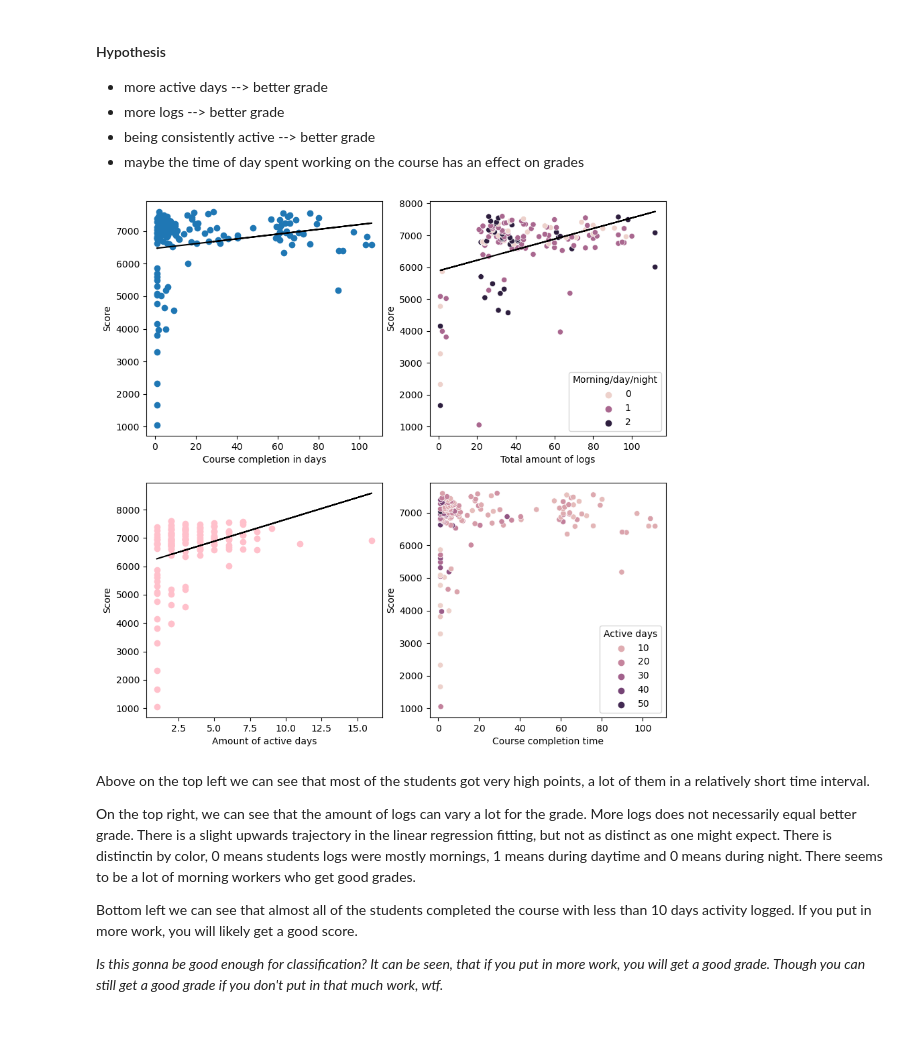
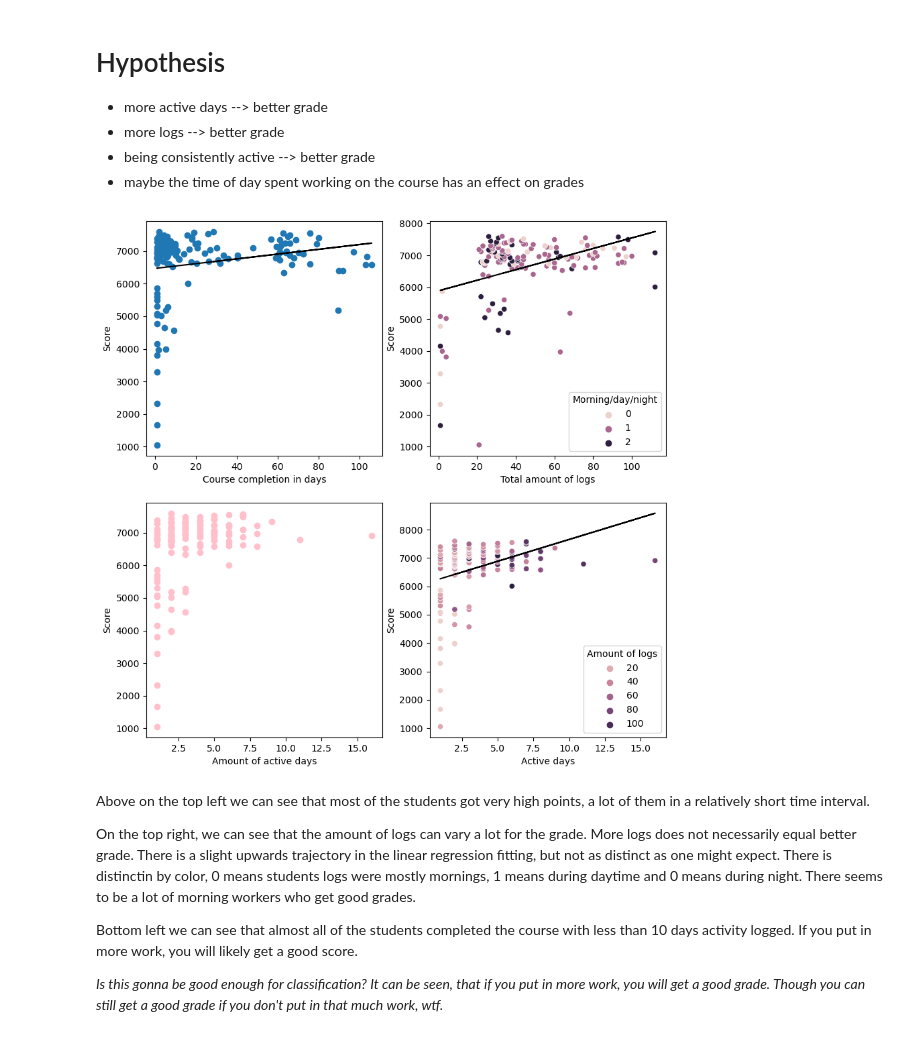
Before and after one commit to fskgiulia/JYUEF01, a Jupyter notebook: project_notebook.ipynb, the cells around one changed output. Cells and saved outputs as stored; diff of their text form; code cells hidden in the pictures.

```diff
--- a/project_notebook.ipynb
+++ b/project_notebook.ipynb
@@ -116,7 +97,7 @@ for s in students:
 data = {"score": students, "logs": logs, "comp_t": times, "log_days":dates, "pref_work_t": pref_work_time }
 df_new = pd.DataFrame(data)
 # %% [markdown]
-#### Hypothesis
+# Hypothesis
 - more active days --> better grade
 - more logs --> better grade
 - being consistently active --> better grade
@@ -137,39 +118,39 @@ dates_slope, dates_intercept = np.polyfit(dates_arr, students_arr, 1)
 
 ax1.plot(times, students, 'o')
 ax1.set_xlabel('Course completion in days')
 ax1.set_ylabel('Score')
 
 sns.scatterplot(x="logs",
                     y="score",
                     hue="pref_work_t",
                     ax=ax2,
                     data=df_new)
 ax2.set_ylabel('Score')
 ax2.set_xlabel('Total amount of logs')
 ax2.legend(title='Morning/day/night')
 
 ax3.plot(dates_arr, students, 'o', color="pink")
 ax3.set_xlabel('Amount of active days')
 ax3.set_ylabel('Score')
 
 # This is shit, ignore it :D
-sns.scatterplot(x=logs,
+sns.scatterplot(x=dates_arr,
                     y="score",
-                    hue="score",
+                    hue="logs",
                     ax=ax4,
                     data=df_new)
                     #, palette="Blues")
-ax4.set_xlabel('Course completion time')
+ax4.set_xlabel('Active days')
 ax4.set_ylabel('Score')
-ax4.legend(title='Active days')
+ax4.legend(title='Amount of logs')
 
 ax1.plot(times_arr, time_slope * times_arr + time_intercept, color='black')
 ax2.plot(logs_arr, logs_slope * logs_arr + logs_intercept, color='black')
-ax3.plot(dates_arr, dates_slope * dates_arr + dates_intercept, color='black')
+ax4.plot(dates_arr, dates_slope * dates_arr + dates_intercept, color='black')
 
 plt.show()
 # %% [output]
-[figure, old version]
+[figure, new version]
 # %% [markdown]
 Above on the top left we can see that most of the students got very high points, a lot of them in a relatively short time interval.
 
```
Also changed, not shown: parts of 8 cells of this notebook.
